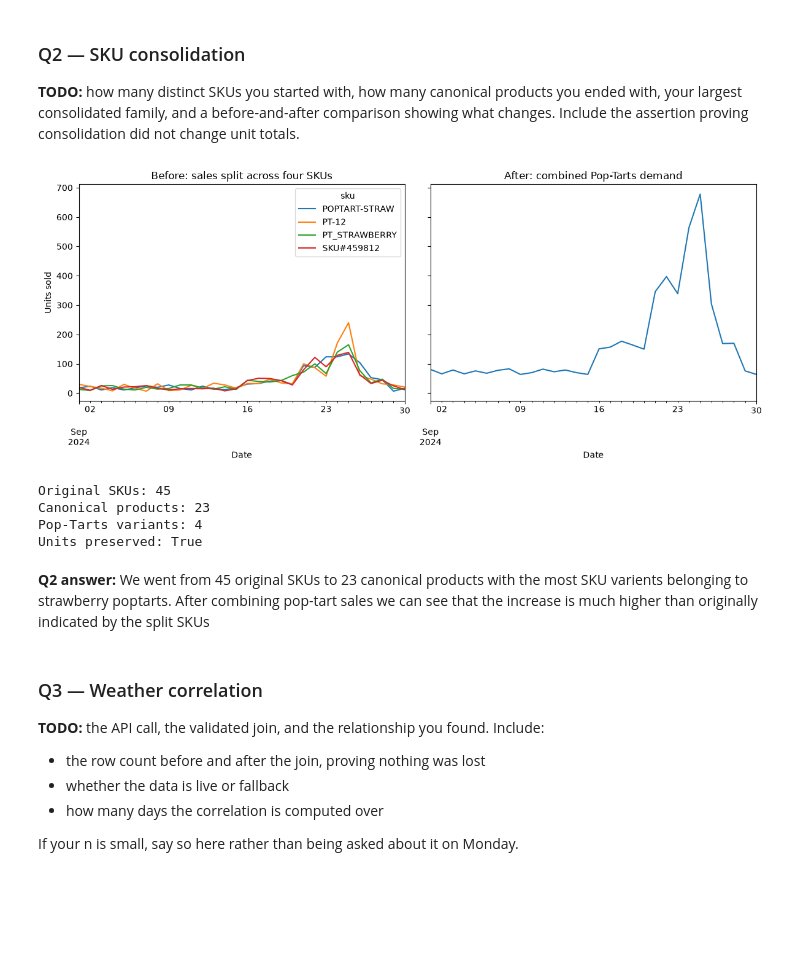
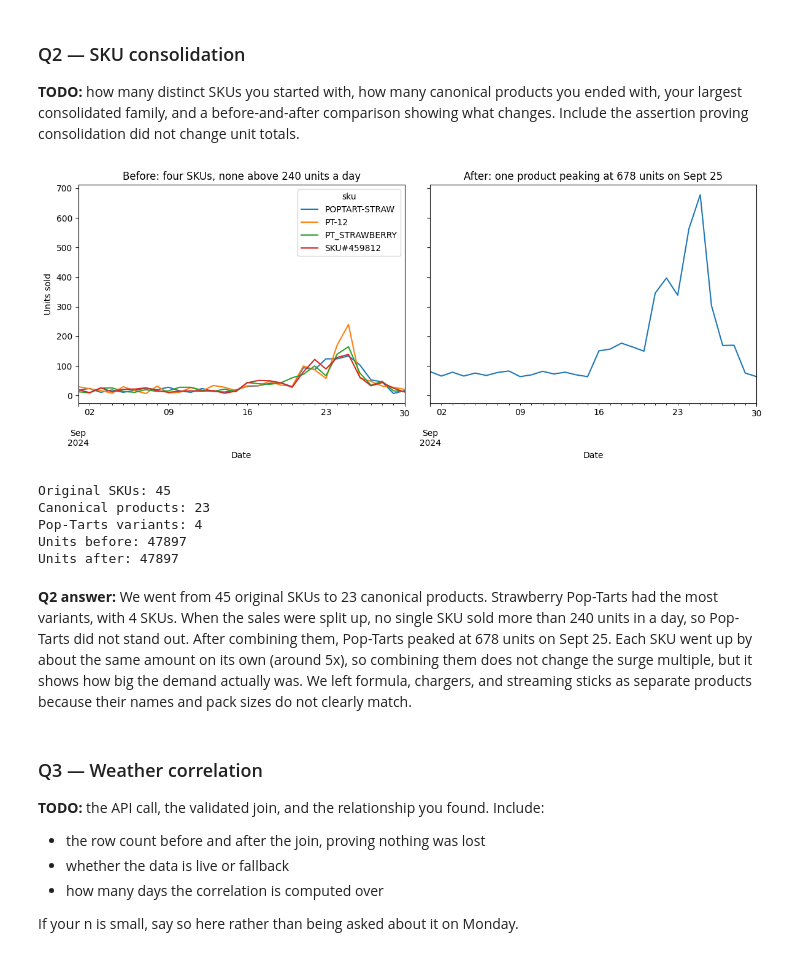
Before and after one commit to hyunderscore/walmart-hurricane-project, a Jupyter notebook: notebooks/2026_10_30_—_Midterm_Progress_—_Lab (1).ipynb, the cells around one changed output. Saved outputs shown, nothing was run; the diff lists cells and outputs as text; code cells hidden in the pictures; blank space fills up the shorter version.

```diff
--- a/notebooks/2026_10_30_—_Midterm_Progress_—_Lab (1).ipynb
+++ b/notebooks/2026_10_30_—_Midterm_Progress_—_Lab (1).ipynb
@@ -257,7 +257,8 @@ rows: 30
 
 **TODO:** your baseline window, your surge window, the average for each, and the multiple. Plus the chart. State the window boundaries explicitly — a multiple without a window is not a finding.
 # %%
-q1_daily = (sales.assign(date=sales['timestamp'].dt.normalize()).groupby(['date', 'category'])["quantity"].sum().unstack(fill_value=0))
+sales['date'] = sales['timestamp'].dt.normalize()
+q1_daily = sales.groupby(['date', 'category'])['quantity'].sum().unstack(fill_value=0)
 
 baseline = q1_daily.loc['2024-09-08':'2024-09-15'].mean()
 surge = q1_daily.loc['2024-09-19':'2024-09-25'].mean()
@@ -267,8 +268,8 @@ q1_results = pd.DataFrame({
     'surge units per day': surge
 })
 
-q1_results['multiple'] = (surge / baseline.replace(0, float("nan")))
-q1_results['percent change'] = ((q1_results['multiple'] - 1) * 100)
+q1_results['multiple'] = surge / baseline
+q1_results['percent change'] = (q1_results['multiple'] - 1) * 100
 
 q1_results = q1_results.sort_values('multiple', ascending=False)
 
@@ -276,11 +277,12 @@ display(q1_results.round(2))
 
 top5 = q1_results.head(5).index
 
-ax = q1_daily[top5].loc['2024-09-01':'2024-09-30'].plot(figsize=(12, 5))
+ax = q1_daily[top5].plot(figsize=(12, 5))
 
-ax.axvspan(pd.Timestamp('2024-09-19'), pd.Timestamp('2024-09-26'), color='orange', alpha=0.12, label='Pre-landfall week')
+ax.axvspan(pd.Timestamp('2024-09-19'), pd.Timestamp('2024-09-25'), color='orange', alpha=0.12, label='Surge window')
+ax.axvline(pd.Timestamp('2024-09-26'), color='gray', linestyle='--', label='Landfall (Sept 26)')
 
-ax.set_title('Daily sales of five categories ranked by relative change')
+ax.set_title('Breakfast sales rose 5.2x in the week before landfall')
 ax.set_xlabel('Date')
 ax.set_ylabel('Units sold')
 plt.legend()
@@ -307,38 +309,42 @@ plt.show()
 
 **TODO:** how many distinct SKUs you started with, how many canonical products you ended with, your largest consolidated family, and a before-and-after comparison showing what changes. Include the assertion proving consolidation did not change unit totals.
 # %%
-assert sales["quantity"].sum() == (sales.groupby("canonical_sku")["quantity"].sum().sum())
+units_before = sales.groupby('sku')['quantity'].sum().sum()
+units_after = sales.groupby('canonical_sku')['quantity'].sum().sum()
+assert units_before == units_after
 
-pt = sales[sales["canonical_sku"] == "POPTART-STRAWBERRY"].copy()
-pt["date"] = pt["timestamp"].dt.normalize()
+pt = sales[sales['canonical_sku'] == 'POPTART-STRAWBERRY'].copy()
+pt['date'] = pt['timestamp'].dt.normalize()
 
-before = pt.pivot_table(index="date", columns="sku", values="quantity", aggfunc="sum", fill_value=0)
+before = pt.pivot_table(index='date', columns='sku', values='quantity', aggfunc='sum', fill_value=0)
 after = before.sum(axis=1)
 
 fig, axes = plt.subplots(1, 2, figsize=(12, 5), sharey=True)
 
-before.plot(ax=axes[0], title="Before: sales split across four SKUs")
-after.plot(ax=axes[1], title="After: combined Pop-Tarts demand")
+before.plot(ax=axes[0], title='Before: four SKUs, none above 240 units a day')
+after.plot(ax=axes[1], title='After: one product peaking at 678 units on Sept 25')
 
 for ax in axes:
-    ax.set_xlabel("Date")
-    ax.set_ylabel("Units sold")
+    ax.set_xlabel('Date')
+    ax.set_ylabel('Units sold')
 
 plt.tight_layout()
 plt.show()
 
-print("Original SKUs:", sales["sku"].nunique())
-print("Canonical products:", sales["canonical_sku"].nunique())
-print("Pop-Tarts variants:", pt["sku"].nunique())
-print("Units preserved:", True)
+print('Original SKUs:', sales['sku'].nunique())
+print('Canonical products:', sales['canonical_sku'].nunique())
+print('Pop-Tarts variants:', pt['sku'].nunique())
+print('Units before:', units_before)
+print('Units after:', units_after)
 # %% [output]
-[figure, old version]
+[figure, new version]
 Original SKUs: 45
 Canonical products: 23
 Pop-Tarts variants: 4
-Units preserved: True
+Units before: 47897
+Units after: 47897
 # %% [markdown]
-**Q2 answer:** We went from 45 original SKUs to 23 canonical products with the most SKU varients belonging to strawberry poptarts. After combining pop-tart sales we can see that the increase is much higher than originally indicated by the split SKUs
+**Q2 answer:** We went from 45 original SKUs to 23 canonical products. Strawberry Pop-Tarts had the most variants, with 4 SKUs. When the sales were split up, no single SKU sold more than 240 units in a day, so Pop-Tarts did not stand out. After combining them, Pop-Tarts peaked at 678 units on Sept 25. Each SKU went up by about the same amount on its own (around 5x), so combining them does not change the surge multiple, but it shows how big the demand actually was. We left formula, chargers, and streaming sticks as separate products because their names and pack sizes do not clearly match.
 # %% [markdown]
 ### Q3 — Weather correlation
 
```
Also changed, not shown: parts of 4 cells of this notebook.
